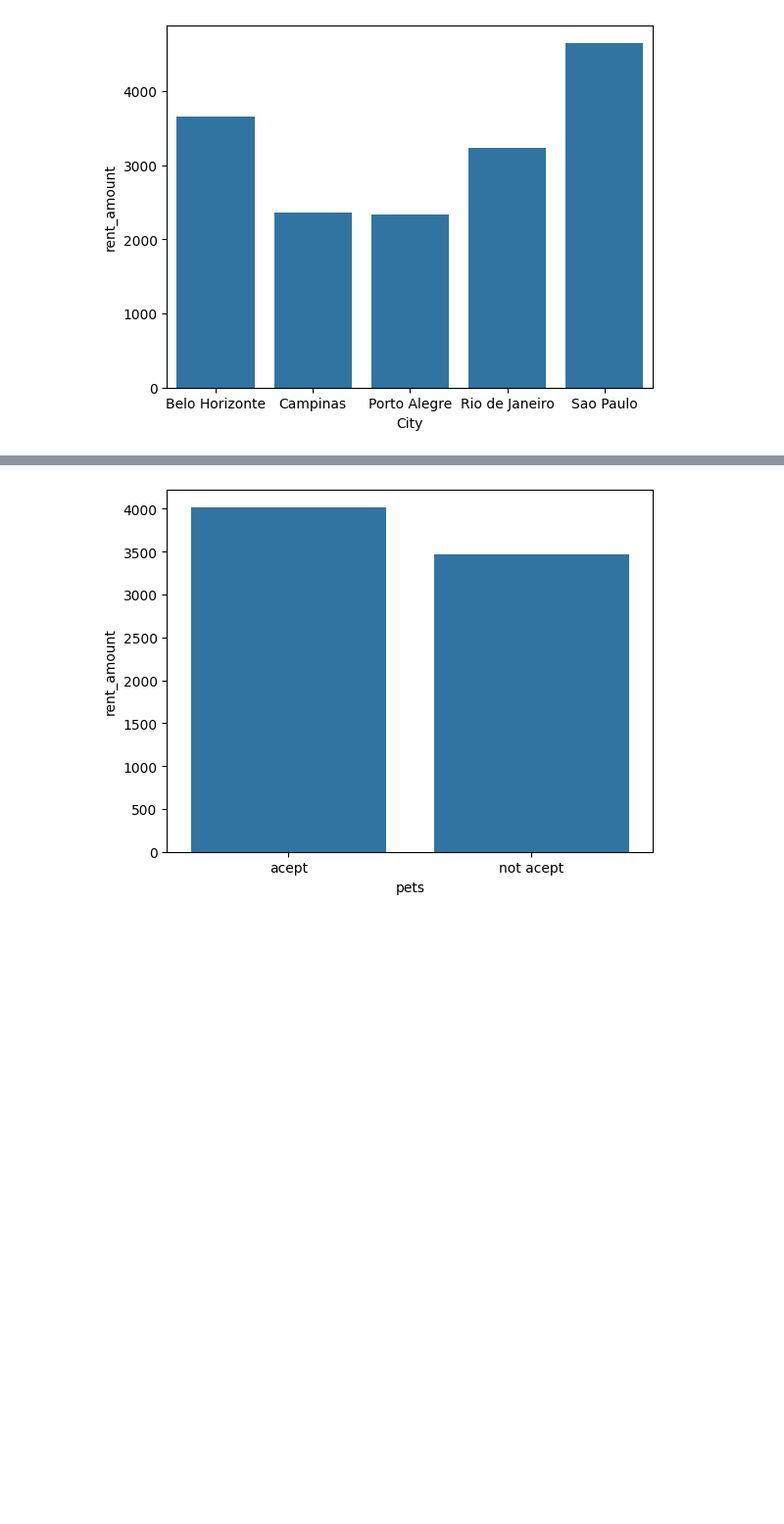
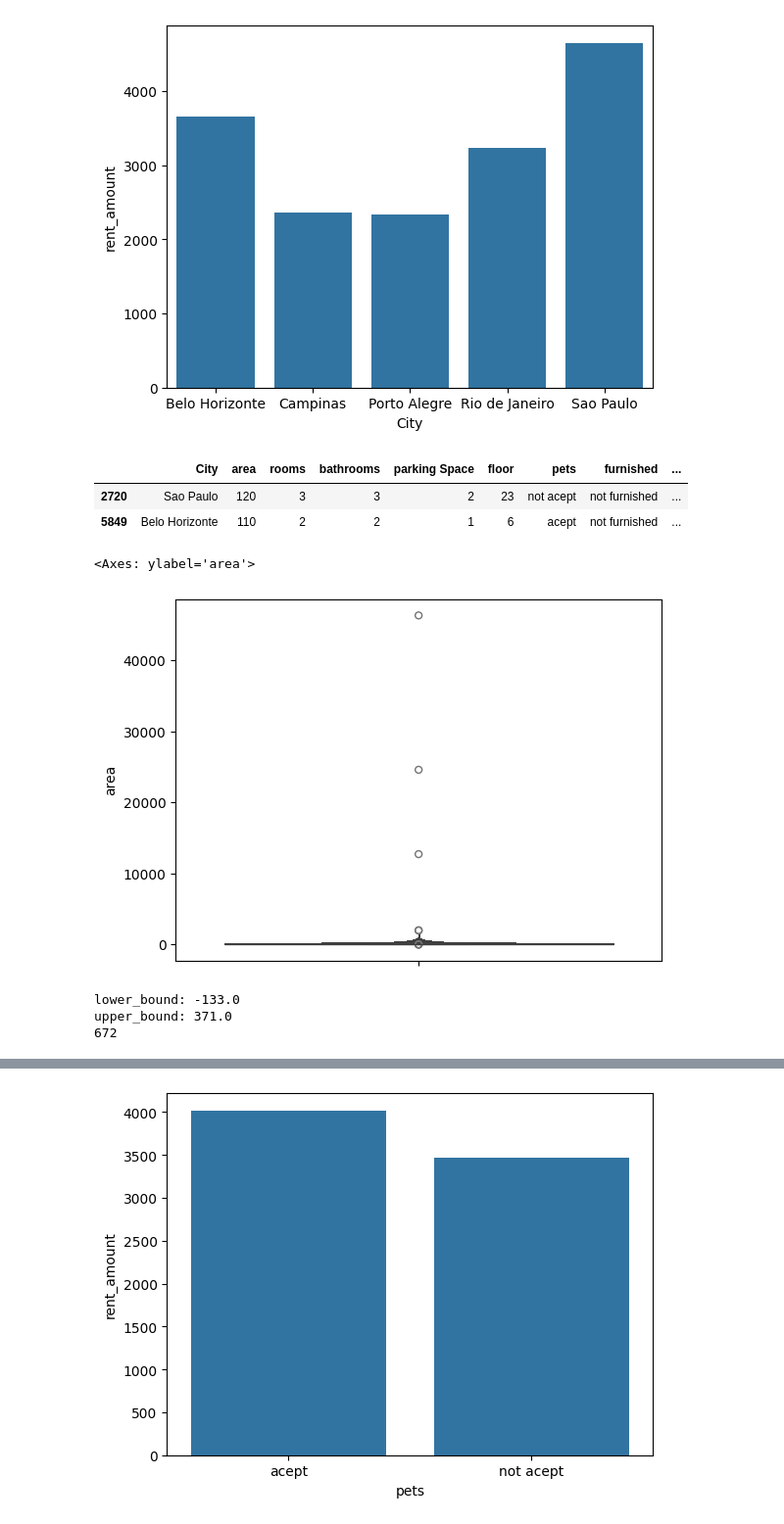
Before and after one commit to karthik4-4/house-rent-prediction-model, a Jupyter notebook: research/analysis.ipynb, the cells around one changed output, grey strips where cells are left out. Shown: that part at 98% size. Cells and saved outputs as stored; diff of their text form; code cells hidden in the pictures; blank space fills up the shorter version.

```diff
--- a/research/analysis.ipynb
+++ b/research/analysis.ipynb
@@ -91,3 +82,33 @@ sns.barplot(df.groupby('City')['rent_amount'].mean())
 plt.show()
 # %% [output]
 [figure]
+# %%
+df.sample(2)
+# %% [output]
+|  | City | area | rooms | bathrooms | parking Space | floor | pets | furnished | ... |
+| 2720 | Sao Paulo | 120 | 3 | 3 | 2 | 23 | not acept | not furnished | ... |
+| 5849 | Belo Horizonte | 110 | 2 | 2 | 1 | 6 | acept | not furnished | ... |
+# %%
+sns.boxenplot(data=df,y='area')
+# %% [output]
+<Axes: ylabel='area'>
+[figure, added]
+# %%
+outliers = []
+
+q1 = np.percentile(df['area'],25)
+q3 = np.percentile(df['area'],75)
+iqr = q3-q1
+lower_bound = q1-(1.5*iqr)
+upper_bound = q3+(1.5*iqr)
+4
+print(f'lower_bound: {lower_bound}\nupper_bound: {upper_bound}')
+for x in df['area']:
+    if x<lower_bound or x>upper_bound:
+        outliers.append(x)
+
+print(len(outliers))
+# %% [output]
+lower_bound: -133.0
+upper_bound: 371.0
+672
```
Also changed, not shown: parts of 17 cells of this notebook, 6 other files.
